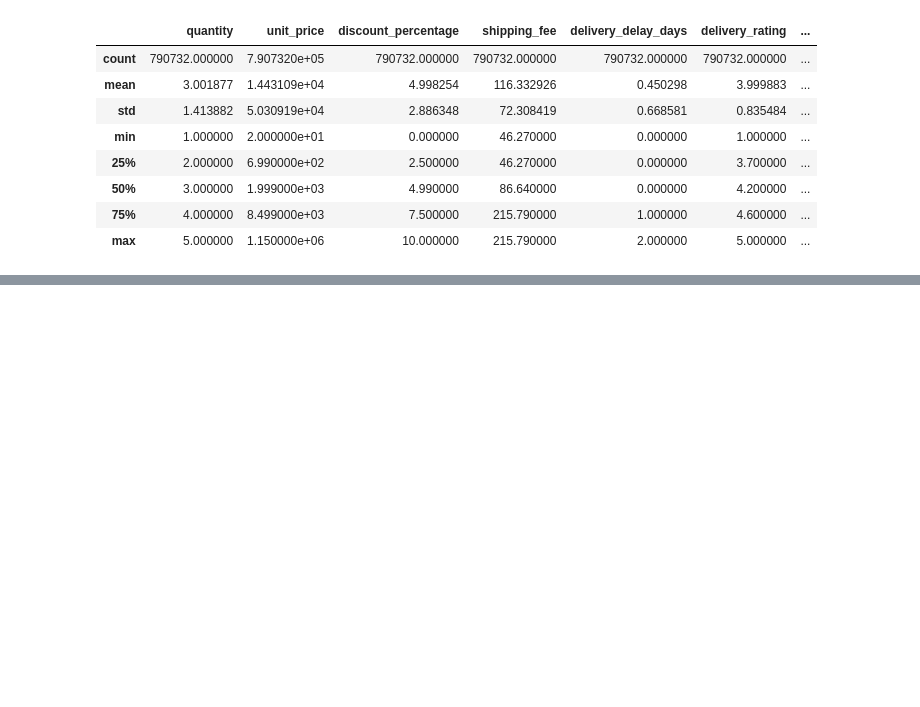
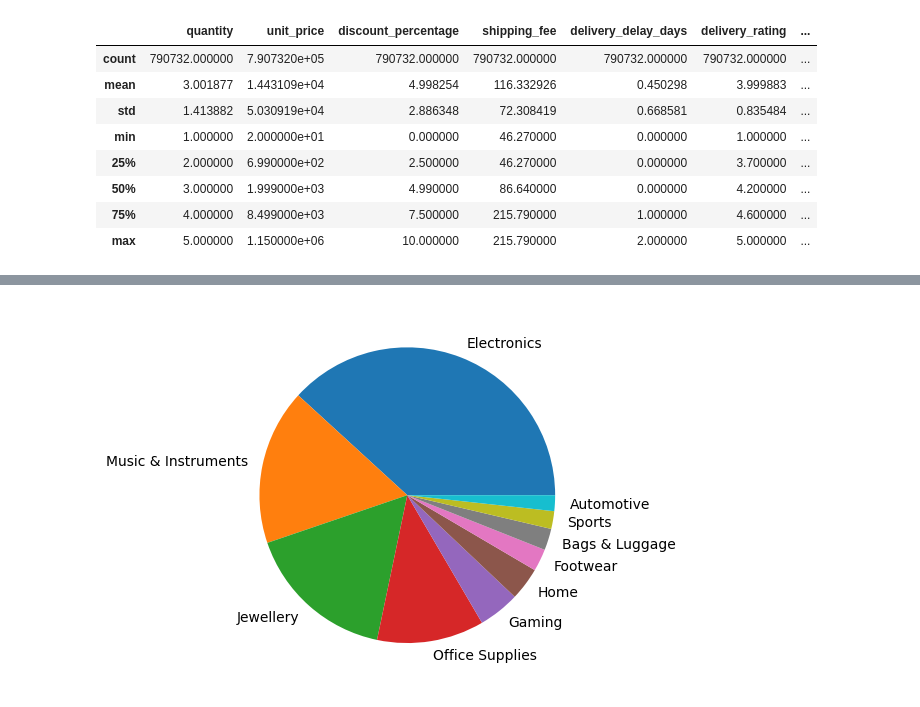
Before and after one commit to BhupathiTharun/Supply-chain-data-warehouse, a Jupyter notebook: python/orders_table_cleaning.ipynb, the cells around one changed output, grey strips where cells are left out. Saved outputs shown, nothing was run; the diff lists cells and outputs as text; code cells hidden in the pictures; blank space fills up the shorter version.

```diff
--- a/python/orders_table_cleaning.ipynb
+++ b/python/orders_table_cleaning.ipynb
@@ -498,0 +480,4 @@ df1.describe()
+# %%
+products=pd.read_csv(r"D:\Data Analyst\EXCEL\supplychain\DIM_PRODUCT.csv")
+# %%
+pr=products.copy()
@@ -498,0 +521,2 @@ df1.describe()
+# %%
+od=od.merge(pr,on='product_id')
@@ -498,0 +537,3 @@ df1.describe()
+# %%
+top_5_categorys=(od.groupby('category_x')['net_amount'].sum().sort_values(ascending=False).head(10).reset_index(name="sum_net_amount"))
+top_5_categorys
@@ -498,0 +552,5 @@ df1.describe()
+# %%
+plt.pie(top_5_categorys['sum_net_amount'],labels=top_5_categorys['category_x'])
+plt.show()
+# %% [output]
+[figure, added]
```
Also changed, not shown: parts of 57 cells of this notebook.
